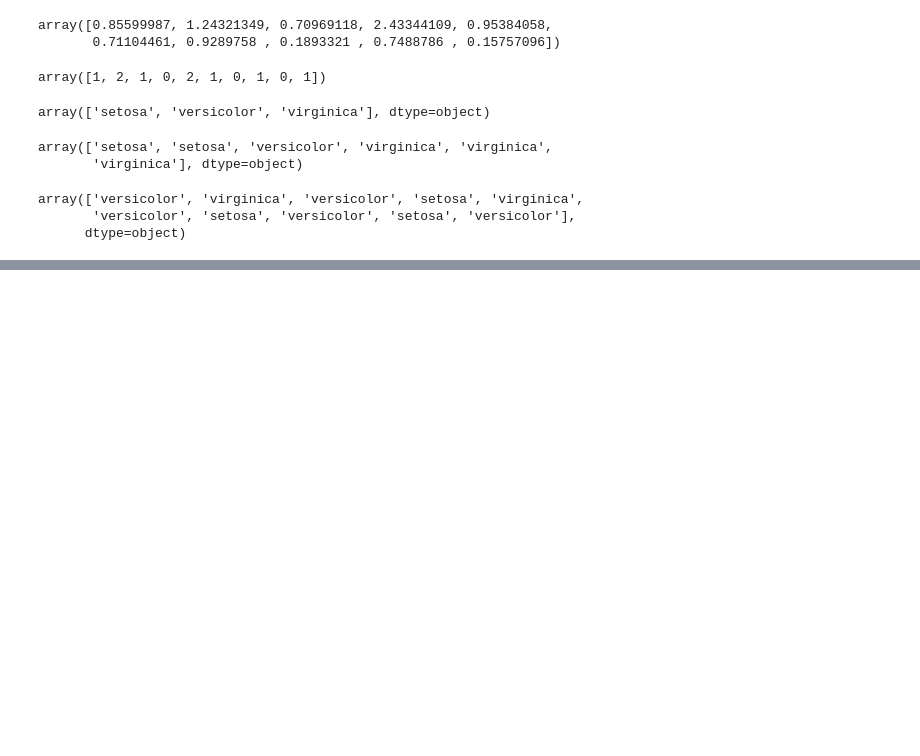
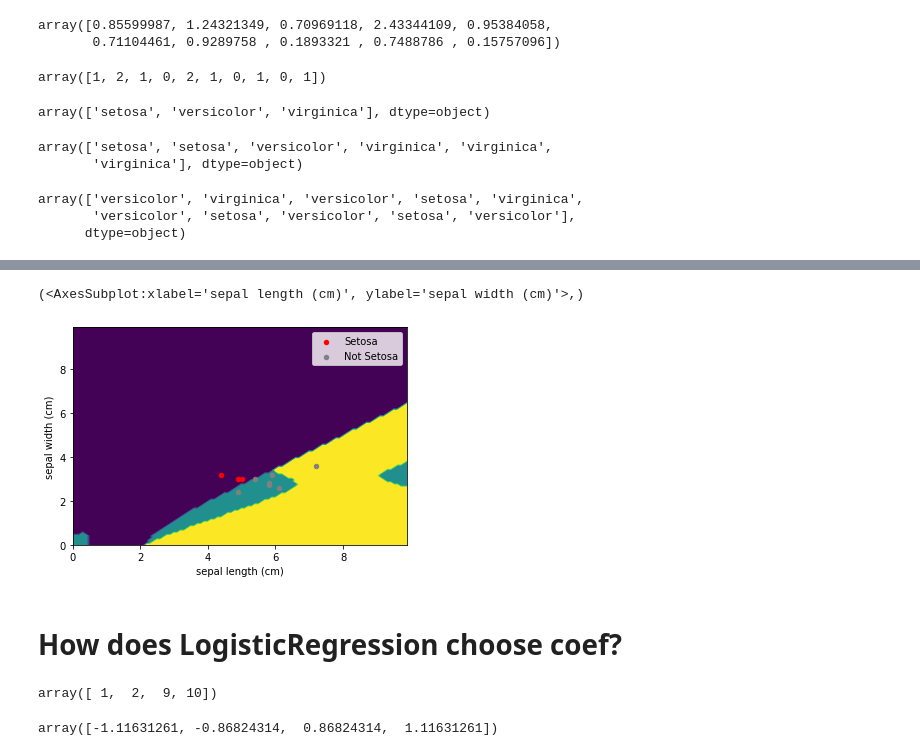
Before and after one commit to cs320-wisc/s22, a Jupyter notebook: lec/34 Classification 1/lec1.ipynb, the cells around one changed output, grey strips where cells are left out. Saved outputs shown, nothing was run; the diff lists cells and outputs as text; code cells hidden in the pictures; blank space fills up the shorter version.

```diff
--- a/lec/34 Classification 1/lec1.ipynb
+++ b/lec/34 Classification 1/lec1.ipynb
@@ -279,0 +477,7 @@ array(['versicolor', 'virginica', 'versicolor', 'setosa', 'virginica',
+# %%
+pipe = Pipeline([
+    ("poly", PolynomialFeatures(degree=2)),
+    ("lr", LogisticRegression(max_iter=500)),
+])
+
+pipe.fit(train[xcols], train["variety"])
@@ -279,0 +490,8 @@ array(['versicolor', 'virginica', 'versicolor', 'setosa', 'virginica',
+# %%
+predict_df = pd.DataFrame({
+    'sepal length (cm)': X.reshape(-1),
+    'sepal width (cm)': Y.reshape(-1),
+    'const': 1
+})
+predict_df["prediction"] = pipe.predict(predict_df)
+predict_df
@@ -279,0 +512,20 @@ array(['versicolor', 'virginica', 'versicolor', 'setosa', 'virginica',
+# %%
+Z = predict_df["prediction"].values.reshape(X.shape)
+classes = list(mult.classes_)
+Z = np.array([classes.index(z) for z in Z.reshape(-1)])
+Z = Z.reshape(X.shape)
+
+plt.contourf(X, Y, Z, levels=100)
+
+setosa_df = test[test["variety"] == "setosa"]
+other_df = test[test["variety"] != "setosa"]
+setosa_df.plot.scatter(x="sepal length (cm)", y="sepal width (cm)",
+                       ax=plt.gca(), color="red", label="Setosa")
+other_df.plot.scatter(x="sepal length (cm)", y="sepal width (cm)",
+                      ax=plt.gca(), color="gray", label="Not Setosa"),
+# TODO: different scatters for the 3 categories
+# %% [output]
+(<AxesSubplot:xlabel='sepal length (cm)', ylabel='sepal width (cm)'>,)
+[figure, added]
+# %% [markdown]
+# How does LogisticRegression choose coef?
@@ -279,0 +542,9 @@ array(['versicolor', 'virginica', 'versicolor', 'setosa', 'virginica',
+# %%
+x = np.array([1,2,9,10])
+x
+# %% [output]
+array([ 1,  2,  9, 10])
+# %%
+(x - x.mean()) / x.std() # standardization
+# %% [output]
+array([-1.11631261, -0.86824314,  0.86824314,  1.11631261])
```
Also changed, not shown: parts of 32 cells of this notebook, 1 other file.
